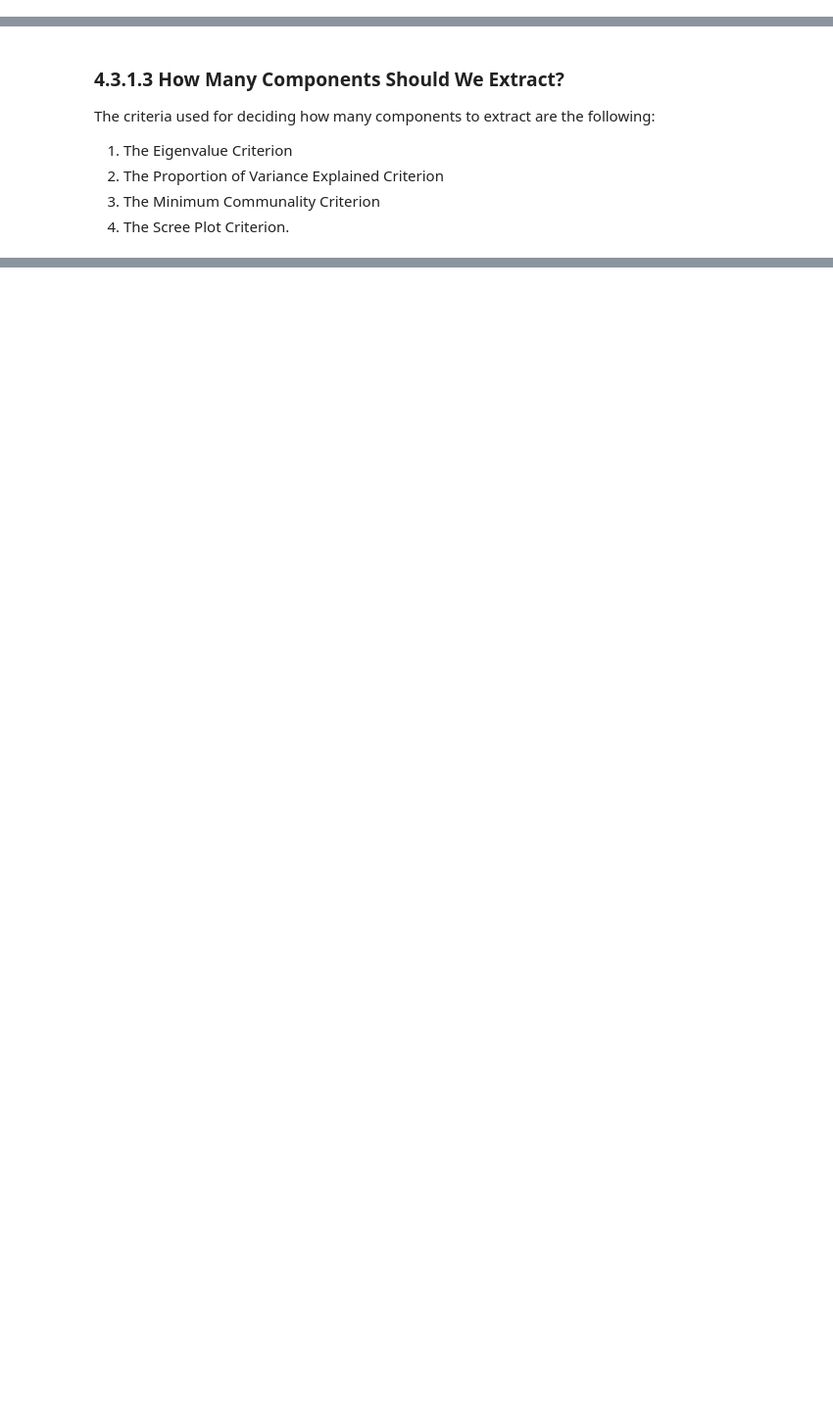
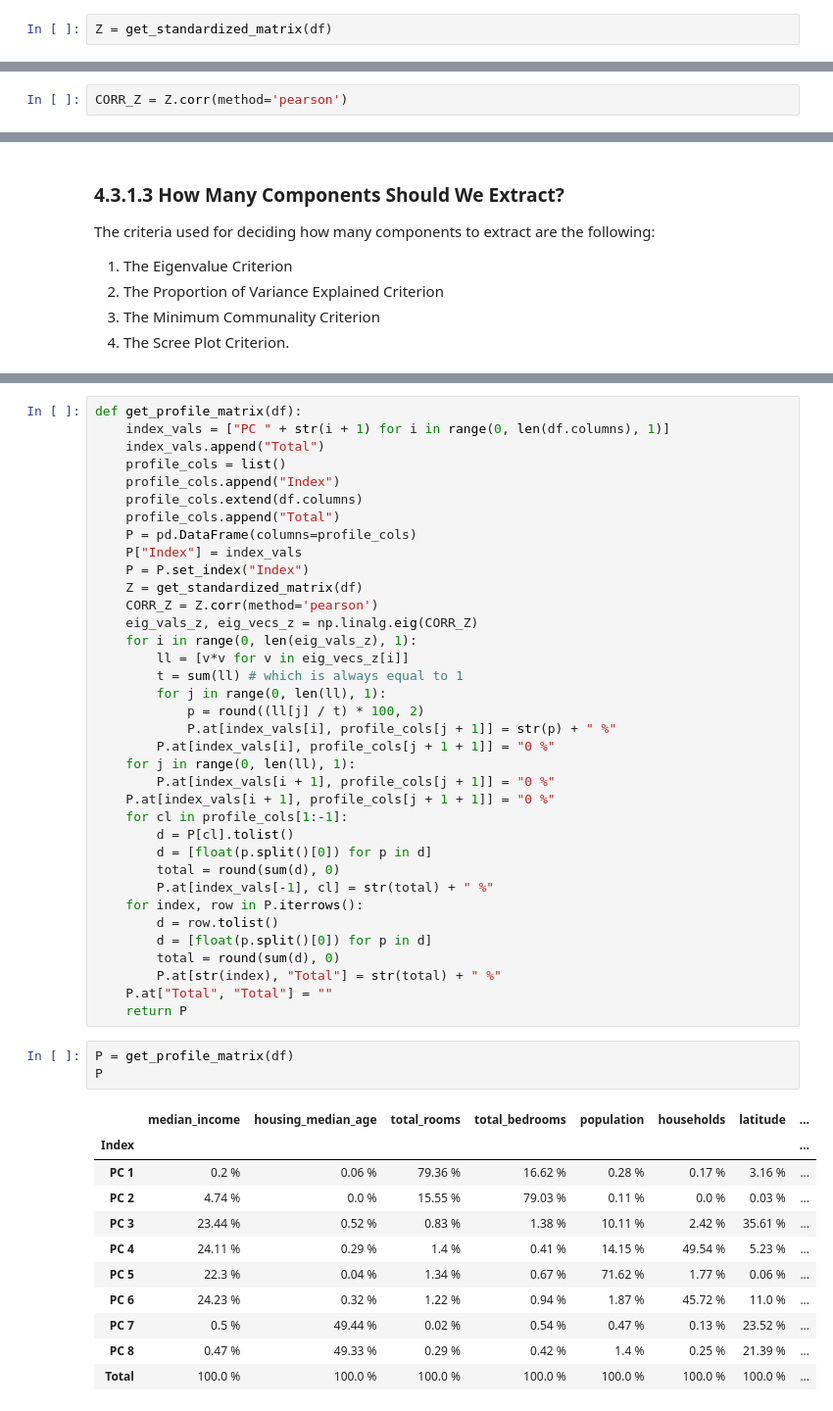
Before and after one commit to tlcod/JNotebooks, a Jupyter notebook: NB3/NB3_Dimention_Reduction.ipynb, the cells around one changed output, grey strips where cells are left out. Shown at 98% size. Cells and saved outputs as stored; diff of their text form; blank space fills up the shorter version.

```diff
--- a/NB3/NB3_Dimention_Reduction.ipynb
+++ b/NB3/NB3_Dimention_Reduction.ipynb
@@ -308,0 +360,2 @@ array([[ 0.33333333,  0.16666667,  0.66666667,  0.66666667],
+# %%
+Z = get_standardized_matrix(df)
@@ -308,0 +373,2 @@ array([[ 0.33333333,  0.16666667,  0.66666667,  0.66666667],
+# %%
+CORR_Z = Z.corr(method='pearson')
@@ -401,0 +482,51 @@ The criteria used for deciding how many components to extract are the following:
+# %%
+def get_profile_matrix(df):
+    index_vals = ["PC " + str(i + 1) for i in range(0, len(df.columns), 1)]
+    index_vals.append("Total")
+    profile_cols = list()
+    profile_cols.append("Index")
+    profile_cols.extend(df.columns)
+    profile_cols.append("Total")
+    P = pd.DataFrame(columns=profile_cols)
+    P["Index"] = index_vals
+    P = P.set_index("Index")
+    Z = get_standardized_matrix(df)
+    CORR_Z = Z.corr(method='pearson')
+    eig_vals_z, eig_vecs_z = np.linalg.eig(CORR_Z)
+    for i in range(0, len(eig_vals_z), 1):
+        ll = [v*v for v in eig_vecs_z[i]]
+        t = sum(ll) # which is always equal to 1
+        for j in range(0, len(ll), 1):
+            p = round((ll[j] / t) * 100, 2)
+            P.at[index_vals[i], profile_cols[j + 1]] = str(p) + " %"
+        P.at[index_vals[i], profile_cols[j + 1 + 1]] = "0 %"
+    for j in range(0, len(ll), 1):
+        P.at[index_vals[i + 1], profile_cols[j + 1]] = "0 %"
+    P.at[index_vals[i + 1], profile_cols[j + 1 + 1]] = "0 %"
+    for cl in profile_cols[1:-1]:
+        d = P[cl].tolist()
+        d = [float(p.split()[0]) for p in d]
+        total = round(sum(d), 0)
+        P.at[index_vals[-1], cl] = str(total) + " %"
+    for index, row in P.iterrows():
+        d = row.tolist()
+        d = [float(p.split()[0]) for p in d]
+        total = round(sum(d), 0)
+        P.at[str(index), "Total"] = str(total) + " %"
+    P.at["Total", "Total"] = ""
+    return P
+# %%
+P = get_profile_matrix(df)
+P
+# %% [output]
+|  | median_income | housing_median_age | total_rooms | total_bedrooms | population | households | latitude | ... |
+| Index |  |  |  |  |  |  |  | ... |
+| PC 1 | 0.2 % | 0.06 % | 79.36 % | 16.62 % | 0.28 % | 0.17 % | 3.16 % | ... |
+| PC 2 | 4.74 % | 0.0 % | 15.55 % | 79.03 % | 0.11 % | 0.0 % | 0.03 % | ... |
+| PC 3 | 23.44 % | 0.52 % | 0.83 % | 1.38 % | 10.11 % | 2.42 % | 35.61 % | ... |
+| PC 4 | 24.11 % | 0.29 % | 1.4 % | 0.41 % | 14.15 % | 49.54 % | 5.23 % | ... |
+| PC 5 | 22.3 % | 0.04 % | 1.34 % | 0.67 % | 71.62 % | 1.77 % | 0.06 % | ... |
+| PC 6 | 24.23 % | 0.32 % | 1.22 % | 0.94 % | 1.87 % | 45.72 % | 11.0 % | ... |
+| PC 7 | 0.5 % | 49.44 % | 0.02 % | 0.54 % | 0.47 % | 0.13 % | 23.52 % | ... |
+| PC 8 | 0.47 % | 49.33 % | 0.29 % | 0.42 % | 1.4 % | 0.25 % | 21.39 % | ... |
+| Total | 100.0 % | 100.0 % | 100.0 % | 100.0 % | 100.0 % | 100.0 % | 100.0 % | ... |
```
Also changed, not shown: parts of 32 cells of this notebook, 3 other files.
